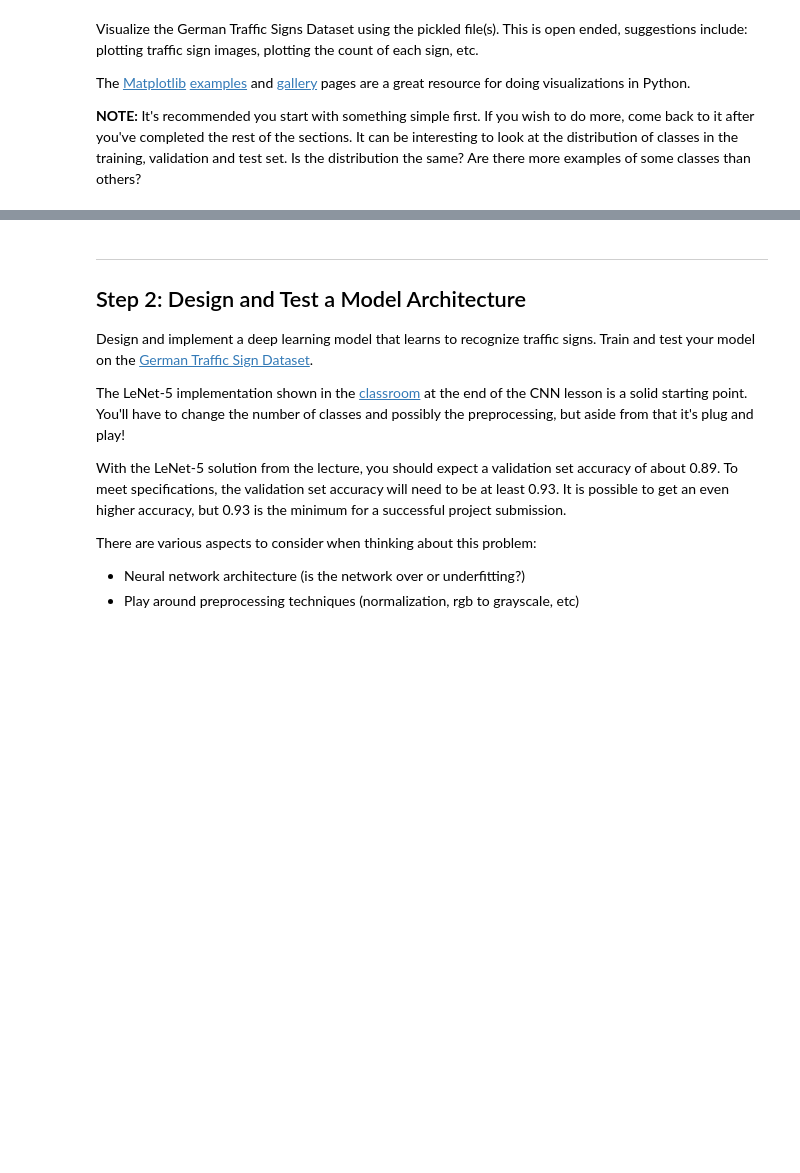
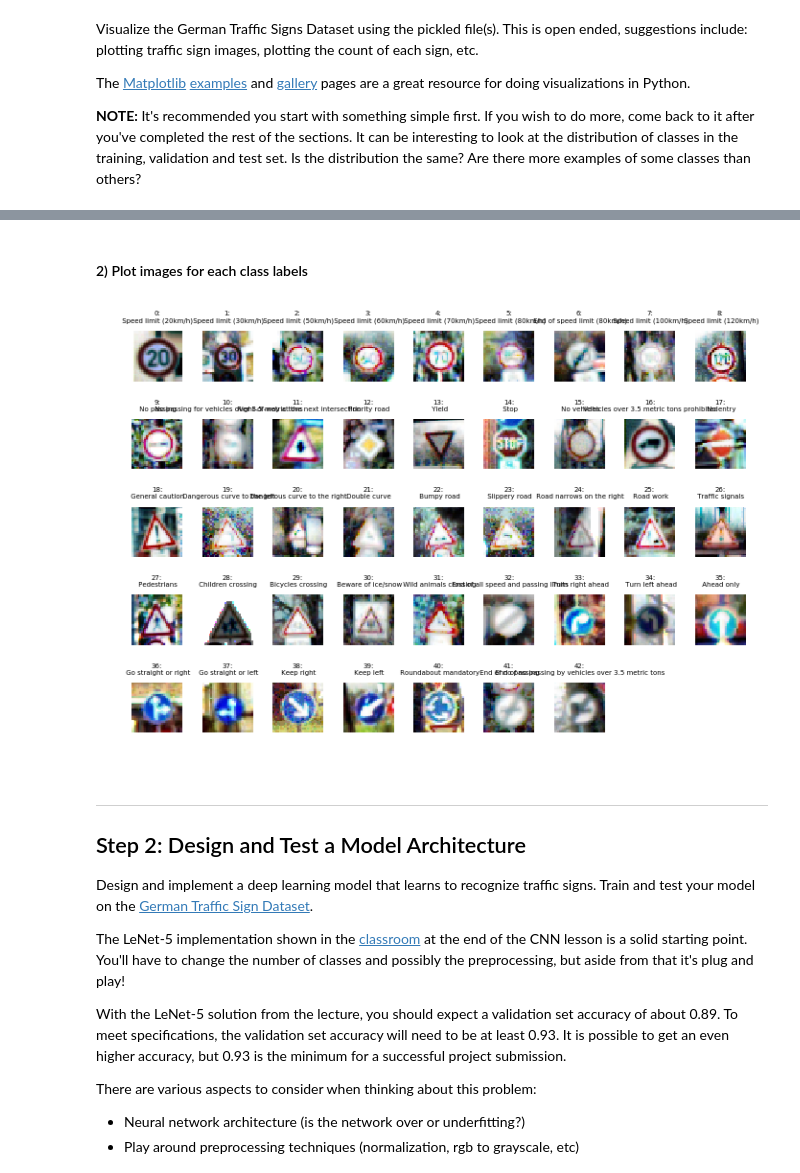
Before and after one commit to penny4860/CarND-P2-Classifier, a Jupyter notebook: Traffic_Sign_Classifier.ipynb, the cells around one changed output, grey strips where cells are left out. Drawn from its saved outputs; the diff is of its cells as text; code cells hidden in the pictures; blank space fills up the shorter version.

```diff
--- a/Traffic_Sign_Classifier.ipynb
+++ b/Traffic_Sign_Classifier.ipynb
@@ -165,3 +152,47 @@ array([41, 41, 41, 41, 41, 41, 41, 41, 41, 41, 41, 41, 41, 41, 41, 41, 41,
+# %% [markdown]
+#### 2) Plot images for each class labels
+# %%
+# 1. Get one image for each class
+import cv2
+def get_images_for_each_class(X, y):
+    """Get one image from each class """
+
+    def _hist_equ(image):
+        image[:,:,0] = cv2.equalizeHist(image[:,:,0])
+        image[:,:,1] = cv2.equalizeHist(image[:,:,1])
+        image[:,:,2] = cv2.equalizeHist(image[:,:,2])
+        return image
+
+    def _image_by_class(X, y, i):
+        image = X[y == i][0]
+        image = _hist_equ(image)
+        return image
+
+    n_classes = len(np.unique(y))
+    images = []
+    for i in range(n_classes):
+        img = _image_by_class(X, y, i)
+        images.append(img)
+    images = np.array(images)
+    return images
+
+def plot_images(images, str_labels):
+    fig, ax = plt.subplots()
+    n_classes = len(str_labels)
+    for i in range(n_classes):
+        plt.subplot(5, 9, i+1)
+        plt.imshow(images[i])
+        plt.axis("off")
+        plt.title("{}:\n {}".format(i, str_labels[i]), fontsize=5)
+    plt.subplots_adjust(left=0, bottom=0, right=1.0, top=0.9, wspace=0.4, hspace=0.4)
+    plt.show()
+
+images = get_images_for_each_class(X_train, y_train)
+dataframe = pd.read_csv("signnames.csv")
+str_labels = list(dataframe['SignName'])
+plot_images(images, str_labels)
+# %% [output]
+[figure, added]
 # %% [markdown]
 ----
 
```
Also changed, not shown: parts of 11 cells of this notebook.
